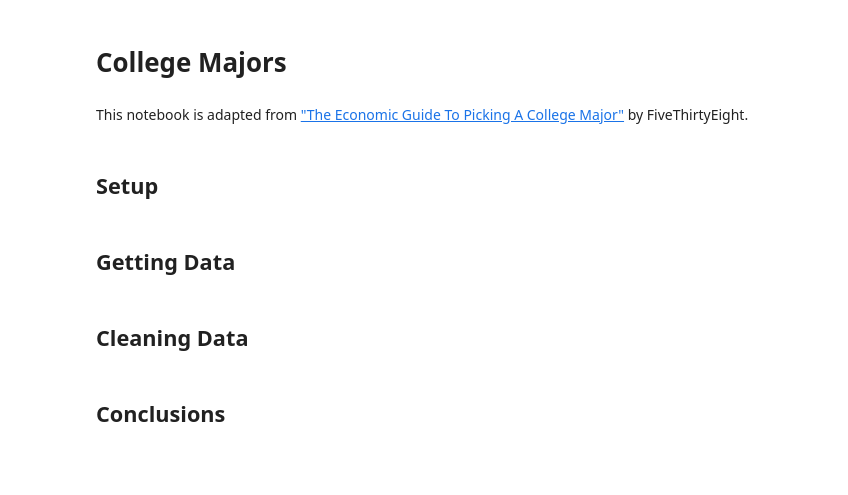
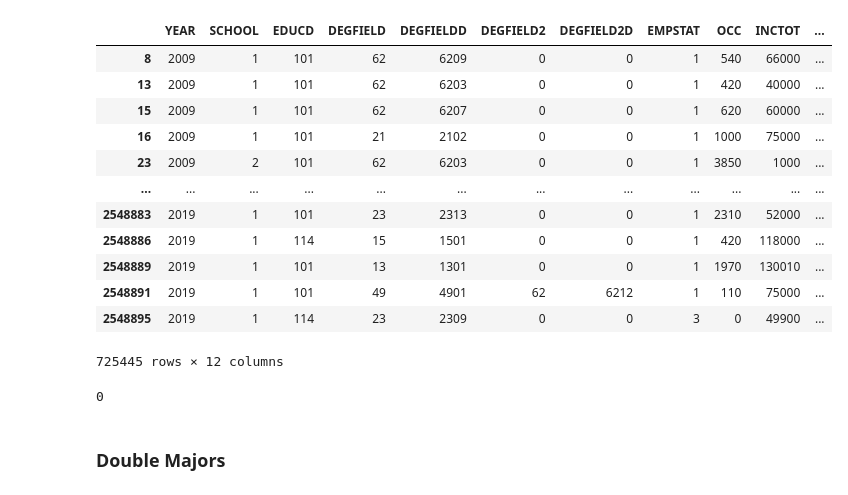
Before and after one commit to oooyiyangc/econ148-dev, a Jupyter notebook: college_majors/src/college_majors.ipynb, the cells around one changed output. Saved outputs shown, nothing was run; the diff lists cells and outputs as text; code cells hidden in the pictures; blank space fills up the shorter version.

Commit message:
Added college major dataset and finished cleaning part

```diff
--- a/college_majors/src/college_majors.ipynb
+++ b/college_majors/src/college_majors.ipynb
@@ -0,0 +14,3 @@
+# %%
+ipsum_raw = pd.read_csv("../data/college-majors-ipums-acs.zip")
+ipsum_raw
@@ -0,0 +31,4 @@
+# %%
+# drop rows with missing values
+ipsum_raw = ipsum_raw.dropna().reset_index()
+ipsum_raw.shape[0]
@@ -0,0 +58,6 @@
+# %%
+ipsum = ipsum_raw[["YEAR", "SCHOOL", "EDUCD", "DEGFIELD", "DEGFIELDD",
+                   "DEGFIELD2", "DEGFIELD2D", "EMPSTAT", "OCC",
+                   "INCTOT", "INCWAGE", "INCWAGE_CPIU_2010"
+                  ]].copy()
+ipsum
@@ -1,12 +113,24 @@
+# %%
+ipsum_college = ipsum[(ipsum["EDUCD"] >= 101) & (ipsum["EDUCD"] < 999)]
+# del ipsum
+ipsum_college
+# %% [output]
+|  | YEAR | SCHOOL | EDUCD | DEGFIELD | DEGFIELDD | DEGFIELD2 | DEGFIELD2D | EMPSTAT | OCC | INCTOT | ... |
+| 8 | 2009 | 1 | 101 | 62 | 6209 | 0 | 0 | 1 | 540 | 66000 | ... |
+| 13 | 2009 | 1 | 101 | 62 | 6203 | 0 | 0 | 1 | 420 | 40000 | ... |
+| 15 | 2009 | 1 | 101 | 62 | 6207 | 0 | 0 | 1 | 620 | 60000 | ... |
+| 16 | 2009 | 1 | 101 | 21 | 2102 | 0 | 0 | 1 | 1000 | 75000 | ... |
+| 23 | 2009 | 2 | 101 | 62 | 6203 | 0 | 0 | 1 | 3850 | 1000 | ... |
+| ... | ... | ... | ... | ... | ... | ... | ... | ... | ... | ... | ... |
+| 2548883 | 2019 | 1 | 101 | 23 | 2313 | 0 | 0 | 1 | 2310 | 52000 | ... |
+| 2548886 | 2019 | 1 | 114 | 15 | 1501 | 0 | 0 | 1 | 420 | 118000 | ... |
+| 2548889 | 2019 | 1 | 101 | 13 | 1301 | 0 | 0 | 1 | 1970 | 130010 | ... |
+| 2548891 | 2019 | 1 | 101 | 49 | 4901 | 62 | 6212 | 1 | 110 | 75000 | ... |
+| 2548895 | 2019 | 1 | 114 | 23 | 2309 | 0 | 0 | 3 | 0 | 49900 | ... |
+725445 rows × 12 columns
+# %%
+np.sum(ipsum_college["DEGFIELD"] == 0)
+# %% [output]
+0
 # %% [markdown]
-# College Majors
+### Double Majors
-# %% [markdown]
-This notebook is adapted from ["The Economic Guide To Picking A College Major"](https://fivethirtyeight.com/features/the-economic-guide-to-picking-a-college-major/) by FiveThirtyEight.
-# %% [markdown]
-## Setup
-# %% [markdown]
-## Getting Data
-# %% [markdown]
-## Cleaning Data
-# %% [markdown]
-## Conclusions
```
Also changed, not shown: parts of 29 cells of this notebook, 7 other files.
